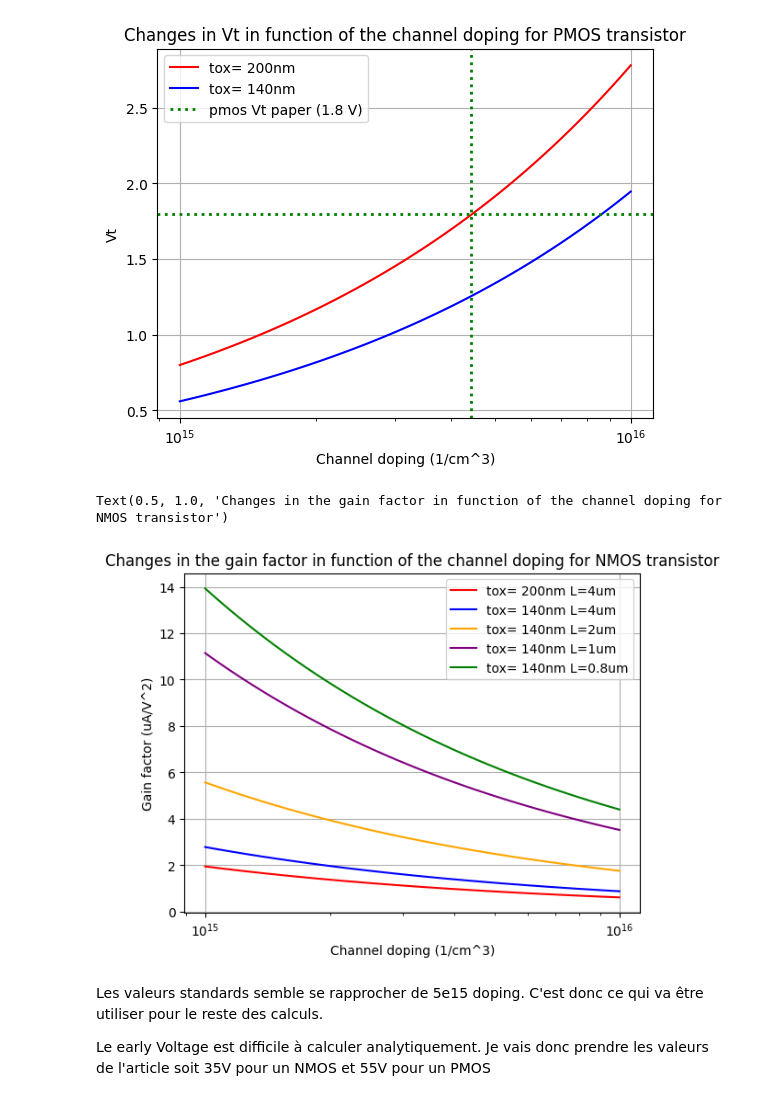
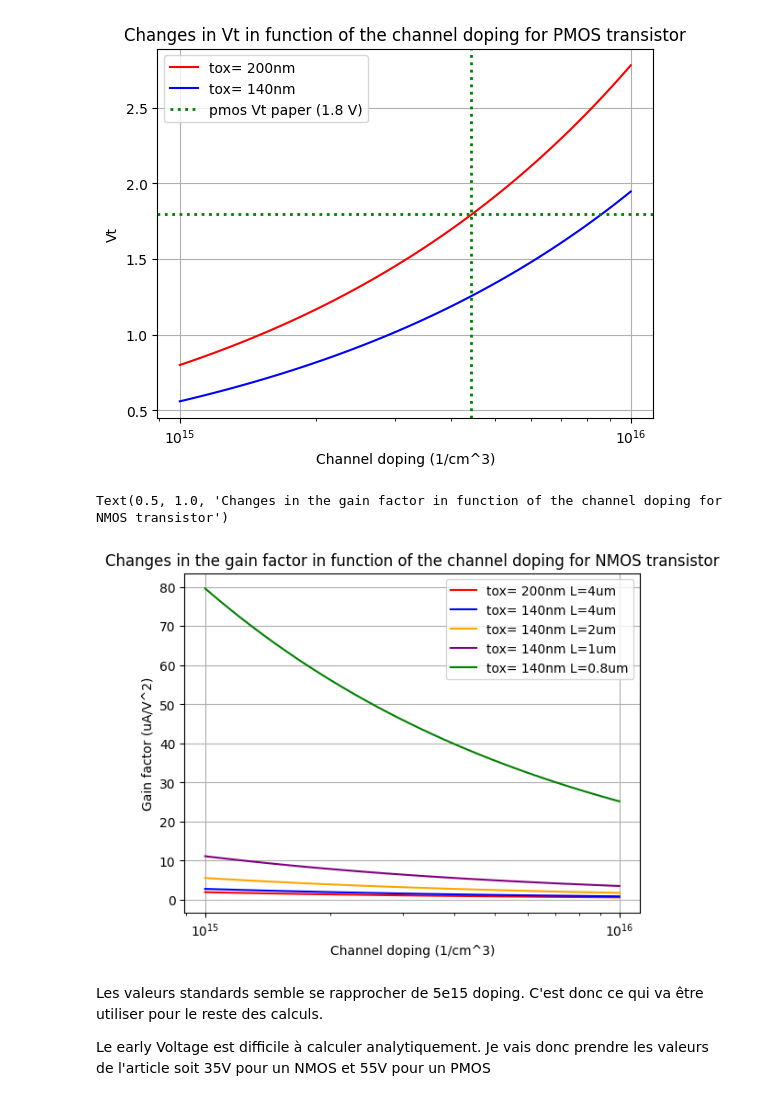
Before and after one commit to pars97/TransistorModel, a Jupyter notebook: TransistorModel_AMF.ipynb, the cells around one changed output. Cells and saved outputs as stored; diff of their text form; code cells hidden in the pictures.

```diff
--- a/TransistorModel_AMF.ipynb
+++ b/TransistorModel_AMF.ipynb
@@ -384,35 +391,35 @@ def calculate_gain_factor(t_ox_nm, doping_channel, channel_type='n', L_um=1, W =
 t_ox_nm = 200  # Oxide thickness in nm
 doping_channel = np.logspace(15,16,100)  # Doping concentration in cm^-3
 channel_type = 'n'  # 'n' for NMOS, 'p' for PMOS
 L_um = 4  # Length in micrometers
 
 gain_200 = calculate_gain_factor(t_ox_nm, doping_channel, channel_type, L_um)
 t_ox_nm = 140  # Oxide thickness in nm
 gain_140 = calculate_gain_factor(t_ox_nm, doping_channel, channel_type, L_um)
 L_um = 2  # Length in micrometers
 gain_140_20 = calculate_gain_factor(t_ox_nm, doping_channel, channel_type, L_um)
 L_um = 1  # Length in micrometers
 gain_140_10 = calculate_gain_factor(t_ox_nm, doping_channel, channel_type, L_um)
-L_um = 0.8  # Length in micrometers
+L_um = 0.14  # Length in micrometers
 gain_140_08 = calculate_gain_factor(t_ox_nm, doping_channel, channel_type, L_um)
 f1 = plt.figure()
 plt.plot(doping_channel, gain_200/1e-6, 'r-', label='tox= 200nm L=4um')
 plt.plot(doping_channel, gain_140/1e-6, 'b-', label='tox= 140nm L=4um')
 plt.plot(doping_channel, gain_140_20/1e-6,color='orange',linestyle =  '-', label='tox= 140nm L=2um')
 plt.plot(doping_channel, gain_140_10/1e-6, color='purple',linestyle =  '-', label='tox= 140nm L=1um')
 plt.plot(doping_channel, gain_140_08/1e-6, color='Green',linestyle =  '-', label='tox= 140nm L=0.8um')
 plt.grid()
 plt.xlabel('Channel doping (1/cm^3)')
 plt.ylabel('Gain factor (uA/V^2)')
 plt.xscale('log')
 #plt.yscale('log')
 #plt.axvline(x=doping_channel[closest_index], ymin=0, ymax=10, color='g', linestyle=':', linewidth=2)
 #plt.axhline(y=1.8, color='g', linestyle=':', linewidth=2, label = 'pmos Vt paper (1.8 V)')
 plt.legend(loc='best')
 plt.title('Changes in the gain factor in function of the channel doping for NMOS transistor')
 # %% [output]
 Text(0.5, 1.0, 'Changes in the gain factor in function of the channel doping for NMOS transistor')
-[figure, old version]
+[figure, new version]
 # %% [markdown]
 Les valeurs standards semble se rapprocher de 5e15 doping. C'est donc ce qui va être utiliser pour le reste des calculs.
 
```
Also changed, not shown: parts of 2 cells of this notebook.
